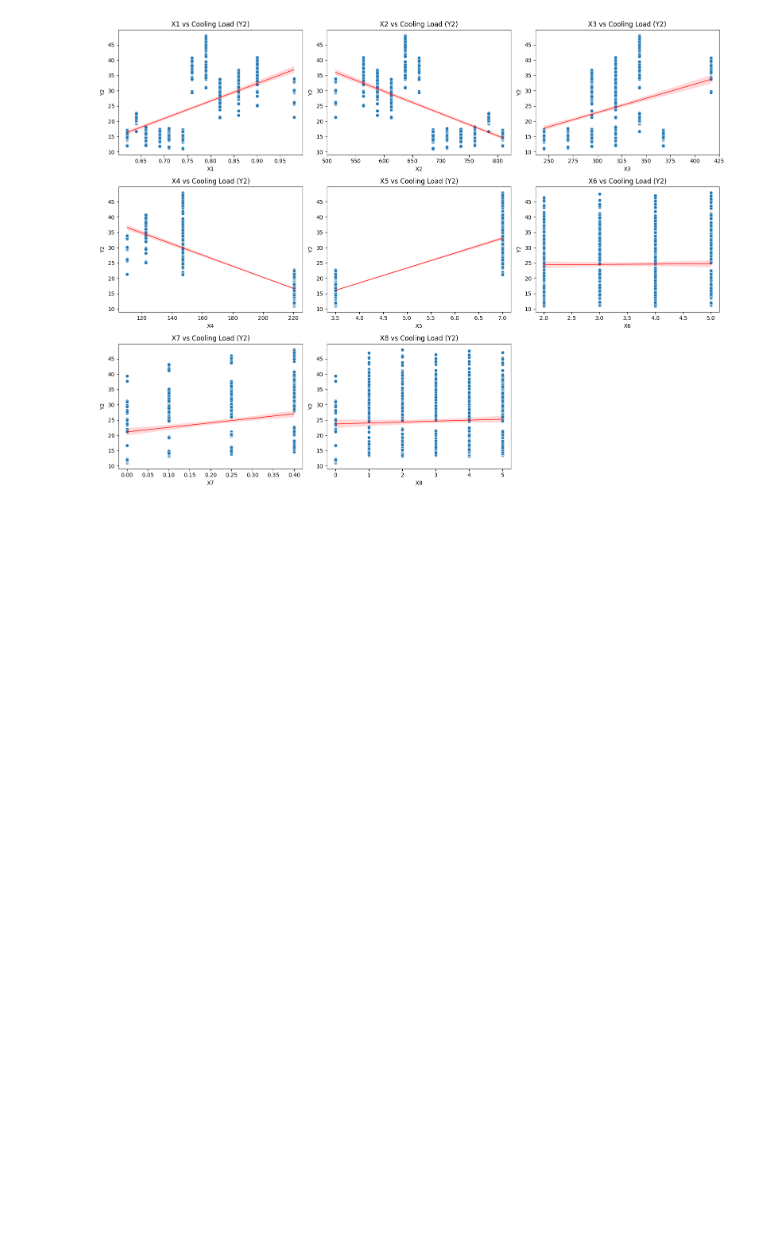
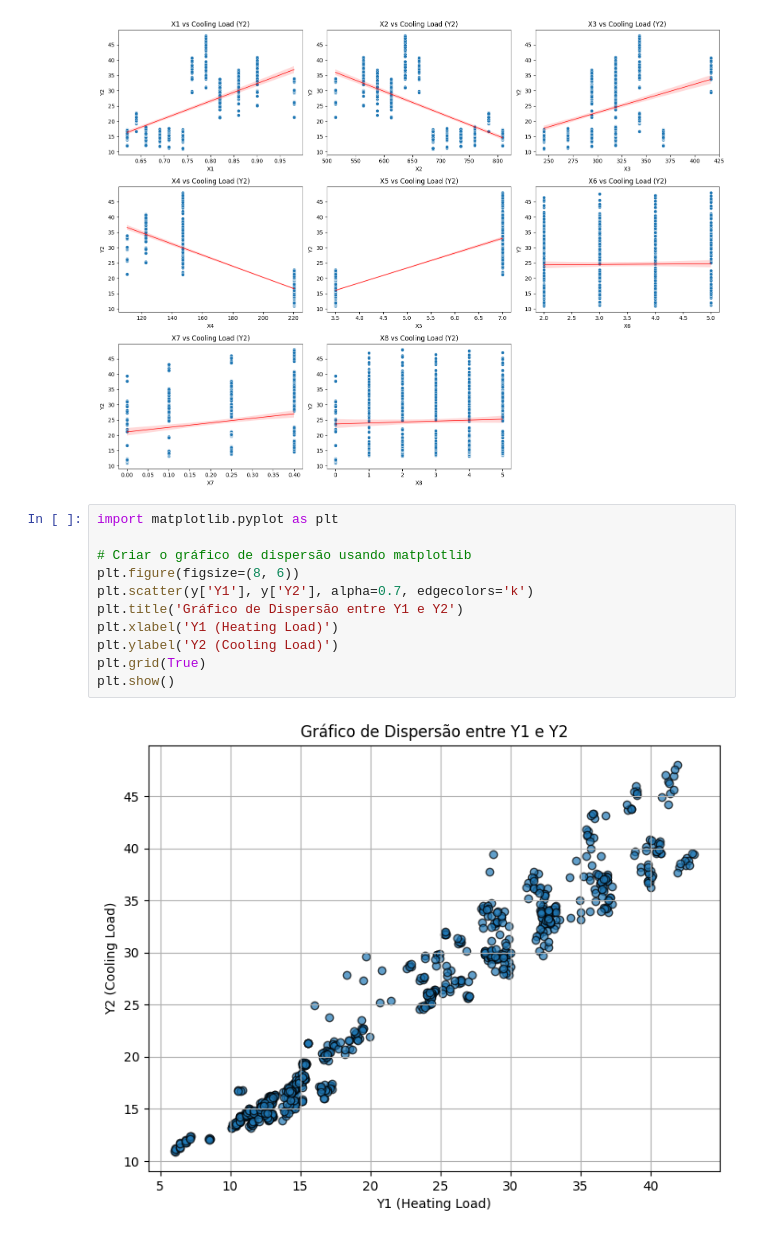
Before and after one commit to weslleygere/CASE_IA, a Jupyter notebook: exploratory_data_analysis/eda.ipynb, the cells around one changed output. Saved outputs shown, nothing was run; the diff lists cells and outputs as text; blank space fills up the shorter version.

Commit message:
Add dispersion plots for target variables

```diff
--- a/exploratory_data_analysis/eda.ipynb
+++ b/exploratory_data_analysis/eda.ipynb
@@ -171,3 +171,16 @@ plt.tight_layout()
 plt.show()
 # %% [output]
 [figure]
+# %%
+import matplotlib.pyplot as plt
+
+# Criar o gráfico de dispersão usando matplotlib
+plt.figure(figsize=(8, 6))
+plt.scatter(y['Y1'], y['Y2'], alpha=0.7, edgecolors='k')
+plt.title('Gráfico de Dispersão entre Y1 e Y2')
+plt.xlabel('Y1 (Heating Load)')
+plt.ylabel('Y2 (Cooling Load)')
+plt.grid(True)
+plt.show()
+# %% [output]
+[figure, added]
```
